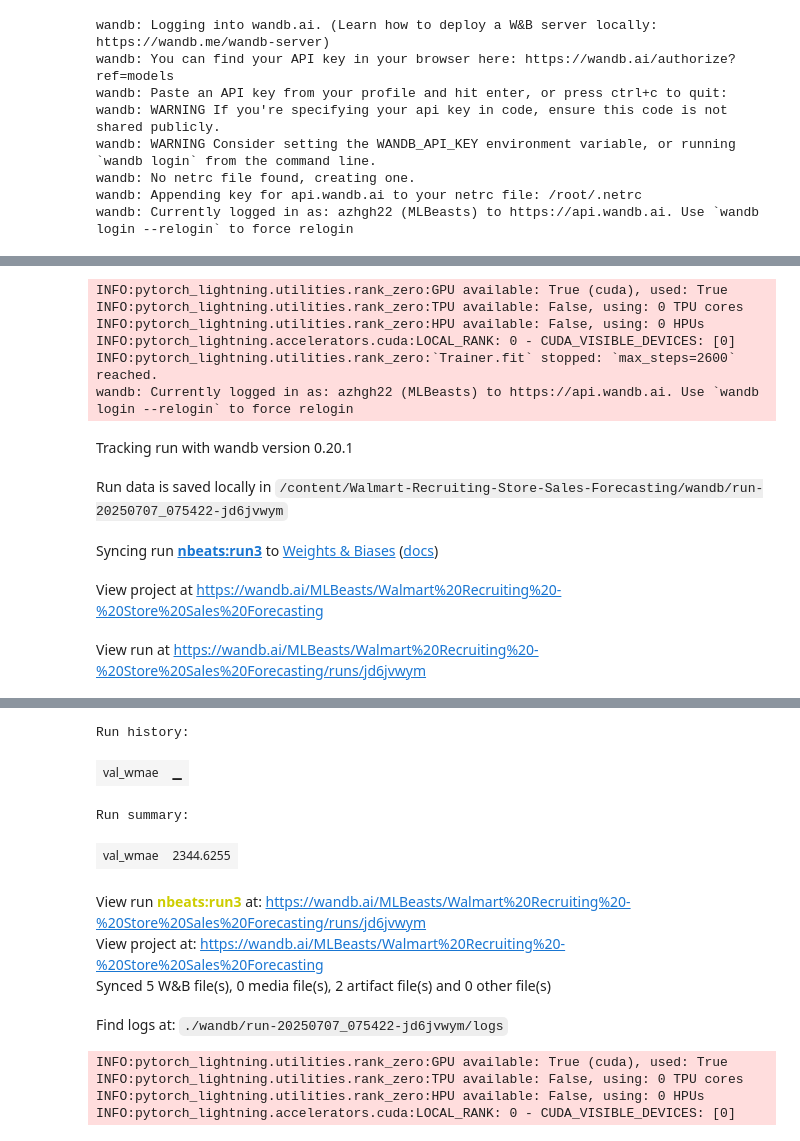
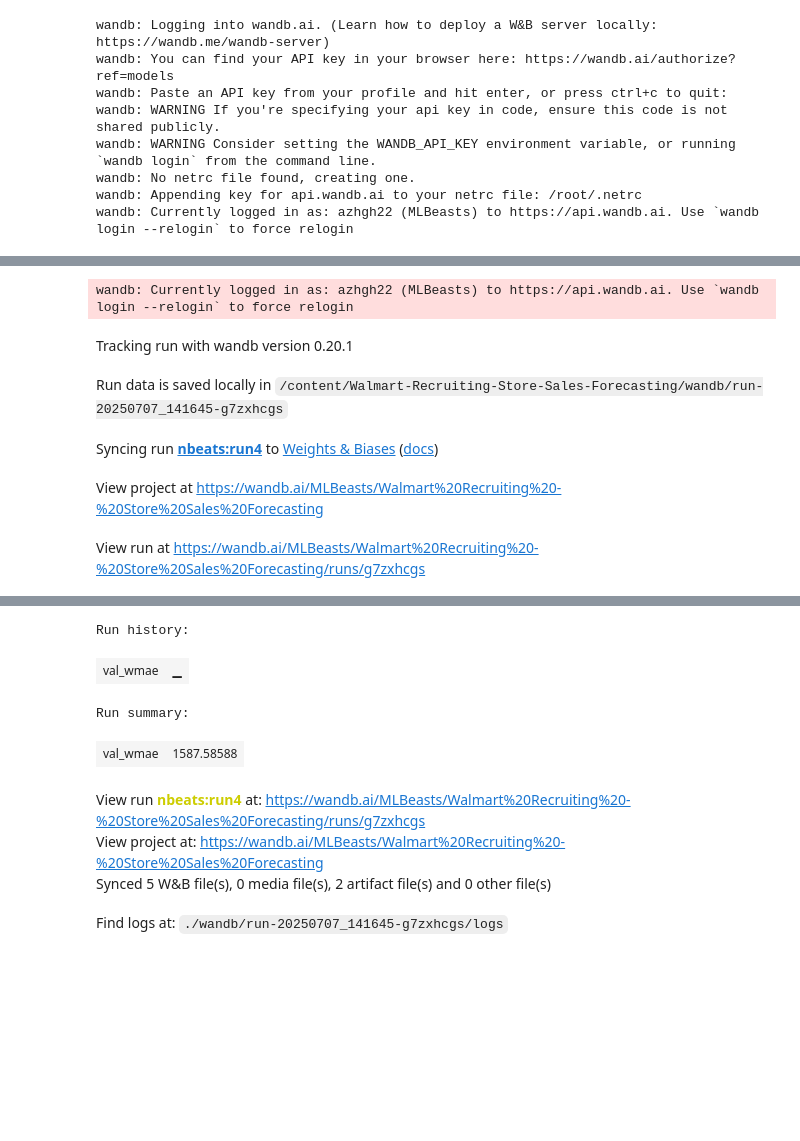
Before and after one commit to azhgh22/Walmart-Recruiting-Store-Sales-Forecasting, a Jupyter notebook: notebooks/n_beats.ipynb, the cells around one changed output, grey strips where cells are left out. Drawn from its saved outputs; the diff is of its cells as text; code cells hidden in the pictures; blank space fills up the shorter version.

```diff
--- a/notebooks/n_beats.ipynb
+++ b/notebooks/n_beats.ipynb
@@ -232,24 +405,30 @@ y_pred
+# %%
+from neuralforecast.models import PatchTST
+from models.neural_forecast_models import NeuralForecastModels
+from src.utils import wmae as compute_wmae
+
+model = NBEATS(
+    max_steps= 25 * 104,
+    h= 53,
+    random_seed= 42,
+    input_size=52,
+    batch_size= 256,
+    learning_rate= 1e-3,
+    shared_weights=True,
+    optimizer= torch.optim.AdamW,
+    activation = 'ReLU'
+)
+nf_model = NeuralForecastModels(models=[model], model_names=['NBEATS'], freq='W-FRI', one_model=True)
+
+nf_model.fit(df.drop(columns='Weekly_Sales'), df['Weekly_Sales'])
 # %%
 import wandb
 import joblib
-param_grid = {
-    'activation': ['LeakyReLU','ReLU', 'Tanh','PReLU'],
-    # 'stride': [1, 2, 4],
-    # 'input_size' : [40,52,60,72]
-}
 
-fixed_params = {
-    'max_steps': 25 * 104,
-    'h': 53,
-    'random_seed': 42,
-    'input_size': 52,
-    'batch_size' : 64,
-}
+# fin_model = pipeline.fit(train.drop(columns=['Weekly_Sales'].copy()),train['Weekly_Sales'].copy())
 
-fin_model = pipeline.fit(train.drop(columns=['Weekly_Sales'].copy()),train['Weekly_Sales'].copy())
-
-joblib.dump(fin_model, "nbeats_run3.pkl")
-wandb.init(project="Walmart Recruiting - Store Sales Forecasting", name="nbeats:run3")
+joblib.dump(nf_model, "nbeats_run4.pkl")
+wandb.init(project="Walmart Recruiting - Store Sales Forecasting", name="nbeats:run4")
 
 wandb.config.update({
     'score_metric' : 'WMAE',
@@ -259,60 +438,46 @@ wandb.config.update({
     },
     'model' : 'nbeats',
     'learning_rate' : 0.001,
-    'learning_scheduler' : 'True',
-    'learning_scheduler_step' : 10,
-    'learning_scheduler_gamma' : 0.75,
     'weight_decay' : 0,
-    'batch_size' : 64,
-    'max_depth' : 7,
+    'batch_size' : 256,
     'max_steps' : 25 * 104,
-    'input_size' : 15,
-    'horizon': 48,
+    'input_size' : 52,
+    'horizon': 53,
     'architecture' : ['identity', 'trend', 'seasonality'],
     'n_blocks' : [1,1,1],
     'random_state': 42,
     'objective' : 'reg:squarederror',
+    'activation': 'ReLU',
+    'optimizer' : 'torch.optim.AdamW'
 })
 
 wandb.log({
-    'val_wmae': score
+    'val_wmae': 1587.5858753093955
 })
 
 
 artifact = wandb.Artifact(
-    name="nbeats_run3",
+    name="nbeats_run4",
     type="model",
 )
 
-artifact.add_file("nbeats_run3.pkl")
+artifact.add_file("nbeats_run4.pkl")
 wandb.log_artifact(artifact)
 
 wandb.finish()
 # %% [output]
-INFO:pytorch_lightning.utilities.rank_zero:GPU available: True (cuda), used: True
-INFO:pytorch_lightning.utilities.rank_zero:TPU available: False, using: 0 TPU cores
-INFO:pytorch_lightning.utilities.rank_zero:HPU available: False, using: 0 HPUs
-INFO:pytorch_lightning.accelerators.cuda:LOCAL_RANK: 0 - CUDA_VISIBLE_DEVICES: [0]
-INFO:pytorch_lightning.utilities.rank_zero:`Trainer.fit` stopped: `max_steps=2600` reached.
 wandb: Currently logged in as: azhgh22 (MLBeasts) to https://api.wandb.ai. Use `wandb login --relogin` to force relogin
 Tracking run with wandb version 0.20.1
-Run data is saved locally in /content/Walmart-Recruiting-Store-Sales-Forecasting/wandb/run-20250707_075422-jd6jvwym
+Run data is saved locally in /content/Walmart-Recruiting-Store-Sales-Forecasting/wandb/run-20250707_141645-g7zxhcgs
-Syncing run nbeats:run3 to Weights & Biases (docs)
+Syncing run nbeats:run4 to Weights & Biases (docs)
 View project at https://wandb.ai/MLBeasts/Walmart%20Recruiting%20-%20Store%20Sales%20Forecasting
-View run at https://wandb.ai/MLBeasts/Walmart%20Recruiting%20-%20Store%20Sales%20Forecasting/runs/jd6jvwym
+View run at https://wandb.ai/MLBeasts/Walmart%20Recruiting%20-%20Store%20Sales%20Forecasting/runs/g7zxhcgs
 [interactive output not drawn]
 Run history:
 | val_wmae | ▁ |
 Run summary:
-| val_wmae | 2344.6255 |
+| val_wmae | 1587.58588 |
-View run nbeats:run3 at: https://wandb.ai/MLBeasts/Walmart%20Recruiting%20-%20Store%20Sales%20Forecasting/runs/jd6jvwym
+View run nbeats:run4 at: https://wandb.ai/MLBeasts/Walmart%20Recruiting%20-%20Store%20Sales%20Forecasting/runs/g7zxhcgs
 View project at: https://wandb.ai/MLBeasts/Walmart%20Recruiting%20-%20Store%20Sales%20Forecasting
 Synced 5 W&B file(s), 0 media file(s), 2 artifact file(s) and 0 other file(s)
-Find logs at: ./wandb/run-20250707_075422-jd6jvwym/logs
+Find logs at: ./wandb/run-20250707_141645-g7zxhcgs/logs
-# %%
-pred = fin_model.predict(test)
-# %% [output]
-INFO:pytorch_lightning.utilities.rank_zero:GPU available: True (cuda), used: True
-INFO:pytorch_lightning.utilities.rank_zero:TPU available: False, using: 0 TPU cores
-INFO:pytorch_lightning.utilities.rank_zero:HPU available: False, using: 0 HPUs
-INFO:pytorch_lightning.accelerators.cuda:LOCAL_RANK: 0 - CUDA_VISIBLE_DEVICES: [0]
```
Also changed, not shown: parts of 20 cells of this notebook.
